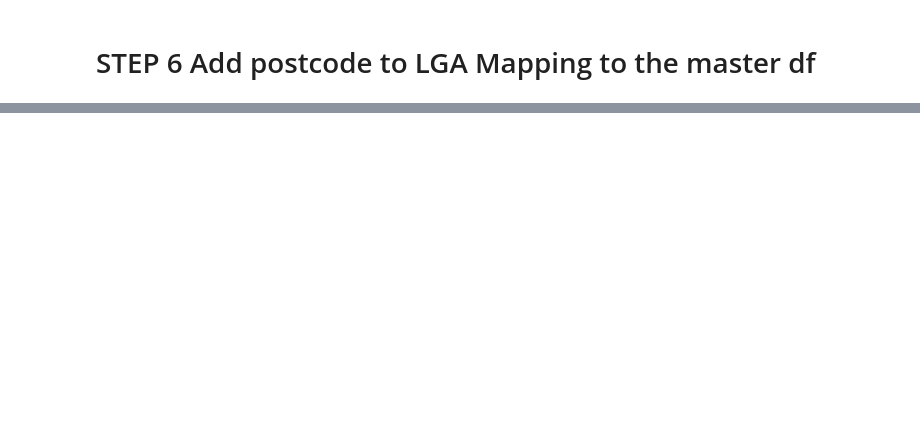
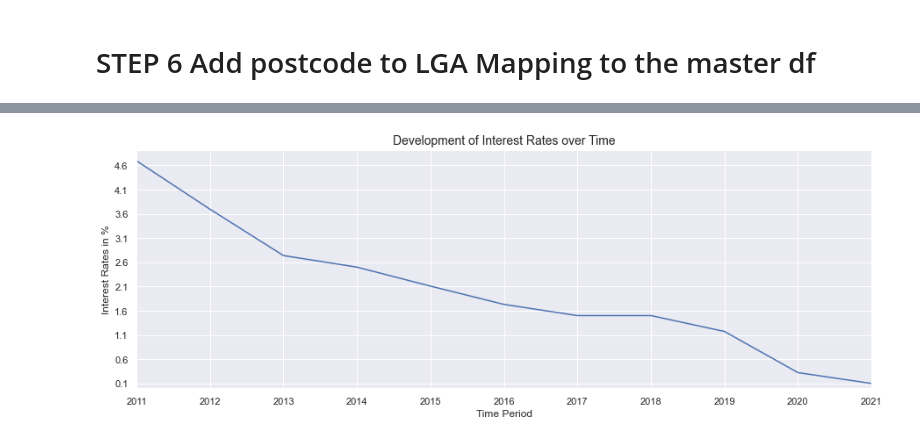
Before and after one commit to walthersy/NSW-house-price, a Jupyter notebook: Data Cleaning Process.ipynb, the cells around one changed output, grey strips where cells are left out. Saved outputs shown, nothing was run; the diff lists cells and outputs as text; code cells hidden in the pictures; blank space fills up the shorter version.

Commit message:
transferred bond yield and interest rate data into main notebook

```diff
--- a/Data Cleaning Process.ipynb
+++ b/Data Cleaning Process.ipynb
@@ -659,0 +853,9 @@ lga_poa.loc[lga_poa['LGA']=='UNINCORPORATED']
+# %%
+# set datetime as index
+interest.set_index('Date', inplace = True)
+# %%
+# create new column with average rate per quarter
+
+# calculate average
+quarter_rates = interest.resample('QS').mean()
+quarter_rates.head()
@@ -659,0 +870,5 @@ lga_poa.loc[lga_poa['LGA']=='UNINCORPORATED']
+# %%
+# convert year and quarter to int
+quarter_rates["Year"] = quarter_rates["Year"].astype(int)
+quarter_rates["Quarter"] = quarter_rates["Quarter"].astype(int)
+quarter_rates.head()
@@ -659,0 +883,4 @@ lga_poa.loc[lga_poa['LGA']=='UNINCORPORATED']
+# %%
+# create time period column for join
+quarter_rates["time_period"] = quarter_rates["Year"].map(str) + " Q" + quarter_rates["Quarter"].map(str)
+quarter_rates.head()
@@ -659,0 +895,15 @@ lga_poa.loc[lga_poa['LGA']=='UNINCORPORATED']
+# %%
+# create line chart to show interest rate development
+plt.figure(figsize=(15,5))
+x=quarter_rates['Year']
+y=quarter_rates['Rate']
+sns.lineplot(x=x, y=y, ci=None)
+plt.ylabel('Interest Rates in %')
+plt.xlabel('Time Period')
+plt.title('Development of Interest Rates over Time', fontsize=14)
+plt.xlim(2011, 2021)
+plt.ylim(0,)
+plt.xticks(np.arange(min(x), max(x)+1, 1), rotation=0)
+plt.yticks(np.arange(min(y), max(y), 0.5));
+# %% [output]
+[figure, added]
```
Also changed, not shown: parts of 46 cells of this notebook, 2 other files.
